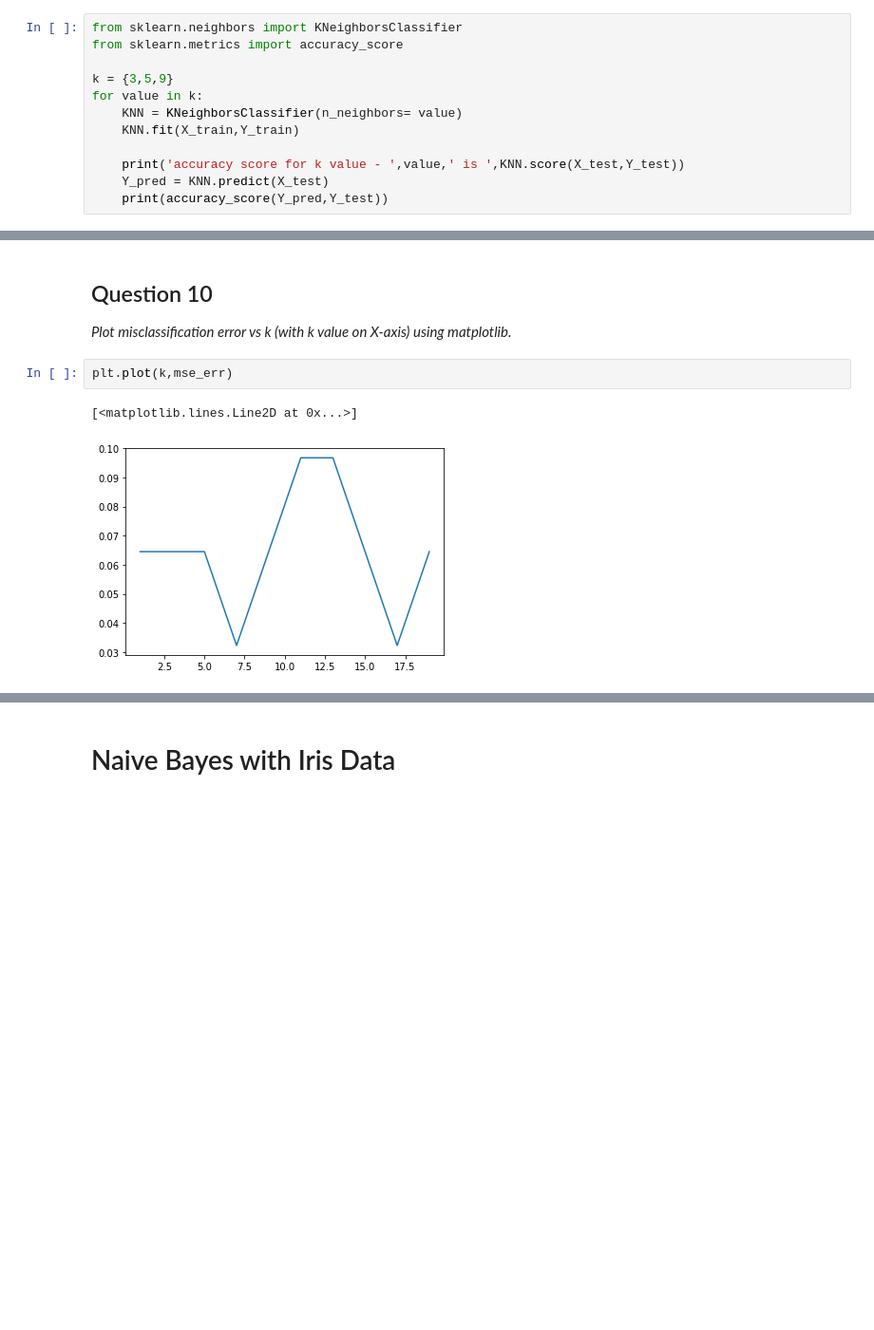
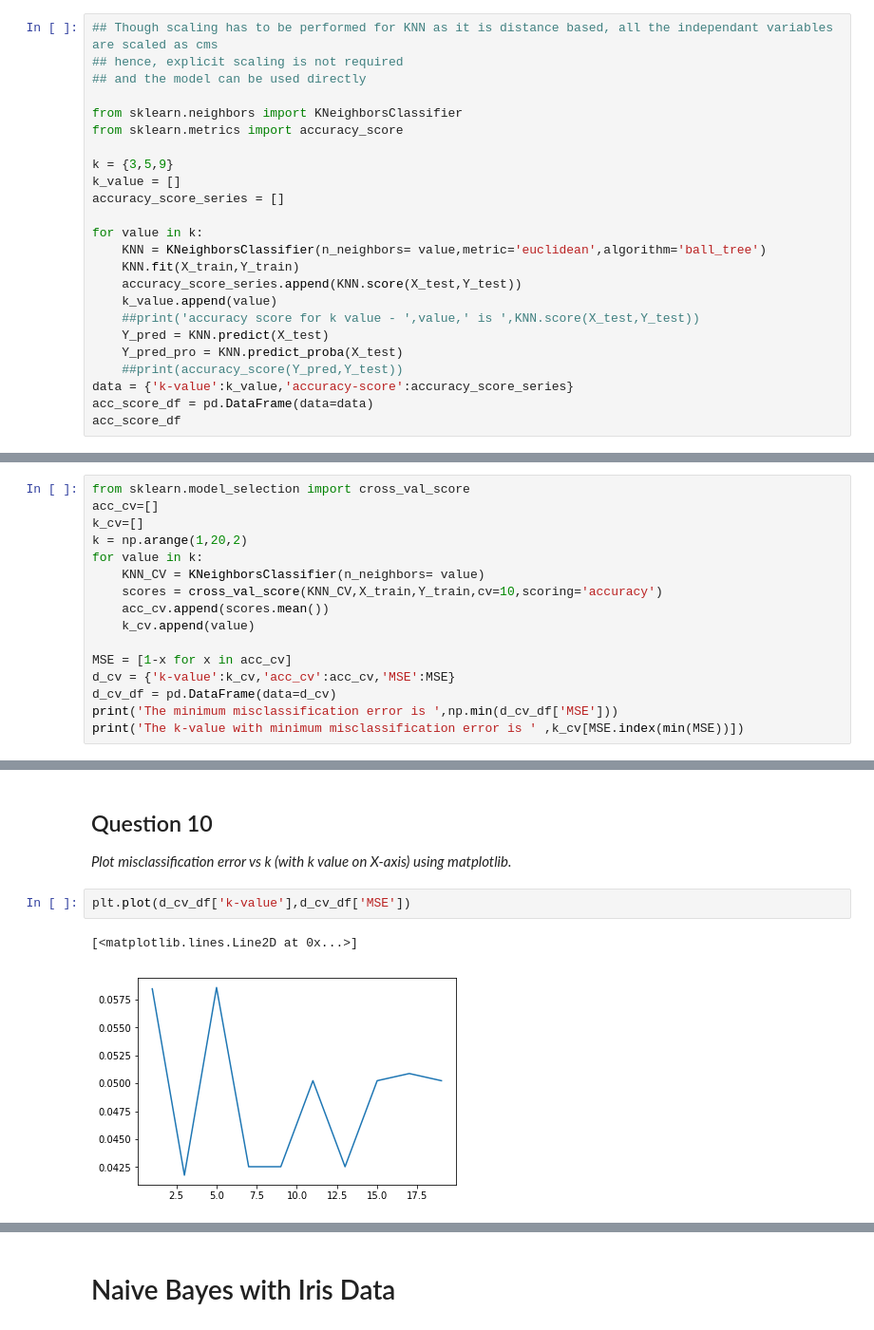
Before and after one commit to GreatLearningAIML1/chennai-aug-batch-senthilvelavan, a Jupyter notebook: Residency4-Internal/R4_Internal_Lab.ipynb, the cells around one changed output, grey strips where cells are left out. Shown at 95% size. Drawn from its saved outputs; the diff is of its cells as text; blank space fills up the shorter version.

```diff
--- a/Residency4-Internal/R4_Internal_Lab.ipynb
+++ b/Residency4-Internal/R4_Internal_Lab.ipynb
@@ -322,15 +329,27 @@ X_train,X_test,Y_train,Y_test = train_test_split(X,Y,test_size=0.2,random_state=
 
 **Hint:** For accuracy you can check **accuracy_score()** in scikit-learn
 # %%
+## Though scaling has to be performed for KNN as it is distance based, all the independant variables are scaled as cms
+## hence, explicit scaling is not required
+## and the model can be used directly
+
 from sklearn.neighbors import KNeighborsClassifier
 from sklearn.metrics import accuracy_score
 
 k = {3,5,9}
+k_value = []
+accuracy_score_series = []
+
 for value in k:
-    KNN = KNeighborsClassifier(n_neighbors= value)
+    KNN = KNeighborsClassifier(n_neighbors= value,metric='euclidean',algorithm='ball_tree')
     KNN.fit(X_train,Y_train)
-
-    print('accuracy score for k value - ',value,' is ',KNN.score(X_test,Y_test))
+    accuracy_score_series.append(KNN.score(X_test,Y_test))
+    k_value.append(value)
+    ##print('accuracy score for k value - ',value,' is ',KNN.score(X_test,Y_test))
     Y_pred = KNN.predict(X_test)
-    print(accuracy_score(Y_pred,Y_test))
+    Y_pred_pro = KNN.predict_proba(X_test)
+    ##print(accuracy_score(Y_pred,Y_test))
+data = {'k-value':k_value,'accuracy-score':accuracy_score_series}
+acc_score_df = pd.DataFrame(data=data)
+acc_score_df
 # %% [output]
@@ -366,0 +368,16 @@ print(GS.best_params_)
+# %%
+from sklearn.model_selection import cross_val_score
+acc_cv=[]
+k_cv=[]
+k = np.arange(1,20,2)
+for value in k:
+    KNN_CV = KNeighborsClassifier(n_neighbors= value)
+    scores = cross_val_score(KNN_CV,X_train,Y_train,cv=10,scoring='accuracy')
+    acc_cv.append(scores.mean())
+    k_cv.append(value)
+
+MSE = [1-x for x in acc_cv]
+d_cv = {'k-value':k_cv,'acc_cv':acc_cv,'MSE':MSE}
+d_cv_df = pd.DataFrame(data=d_cv)
+print('The minimum misclassification error is ',np.min(d_cv_df['MSE']))
+print('The k-value with minimum misclassification error is ' ,k_cv[MSE.index(min(MSE))])
@@ -422,7 +410,7 @@ MSE error for k value -  19  is  0.06451612903225812
 
 *Plot misclassification error vs k (with k value on X-axis) using matplotlib.*
 # %%
-plt.plot(k,mse_err)
+plt.plot(d_cv_df['k-value'],d_cv_df['MSE'])
 # %% [output]
 [<matplotlib.lines.Line2D at 0x...>]
-[figure, old version]
+[figure, new version]
```
Also changed, not shown: parts of 11 cells of this notebook, 3 other files.
